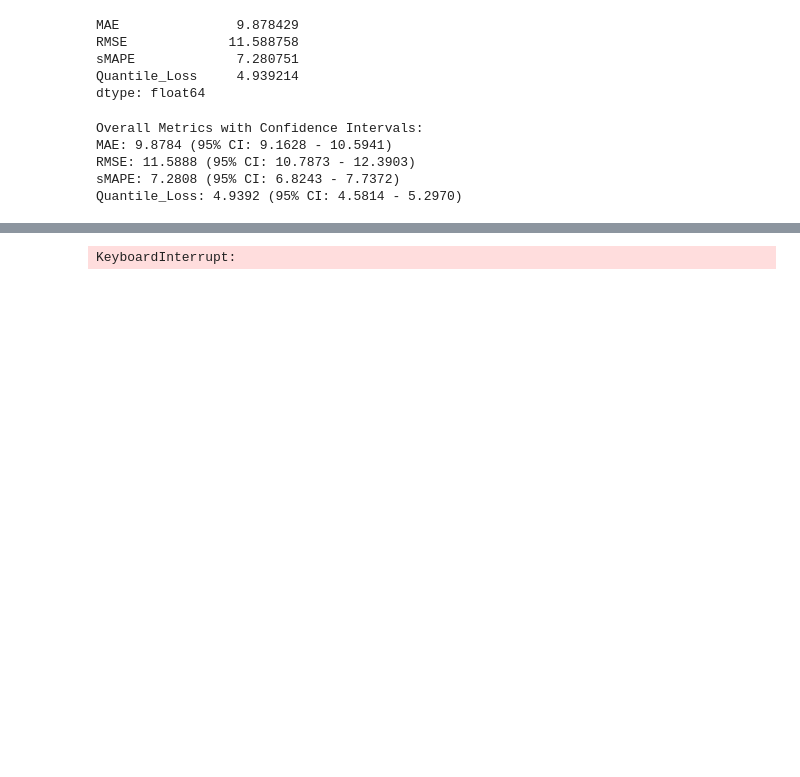
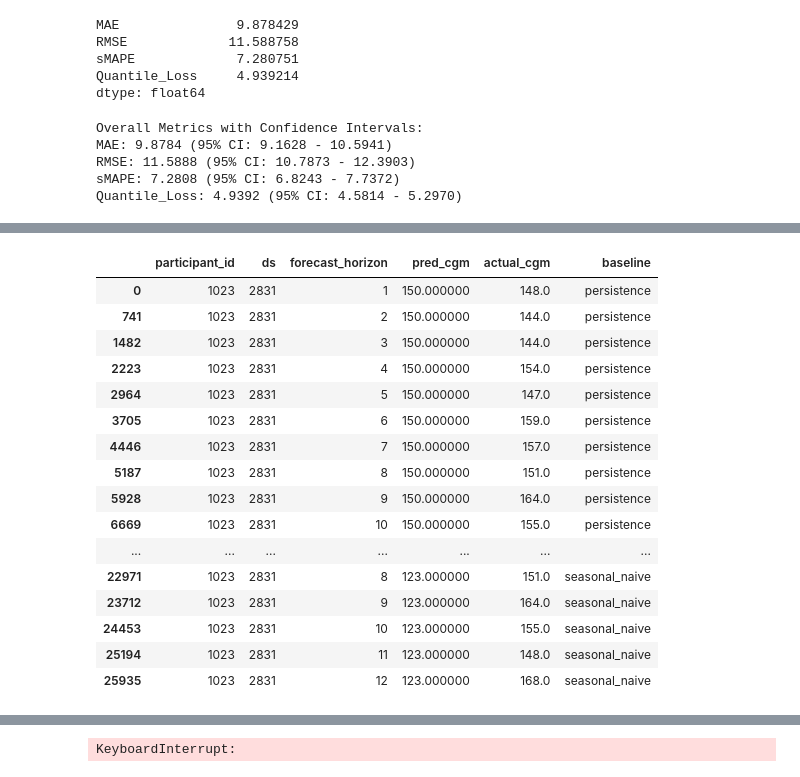
Before and after one commit to shakson-isaac/CGMvm, a Jupyter notebook: CompareModels/lightgbm.ipynb, the cells around one changed output, grey strips where cells are left out. Saved outputs shown, nothing was run; the diff lists cells and outputs as text; code cells hidden in the pictures; blank space fills up the shorter version.

Commit message:
Added baseline metric calculations (non ML techniques)

```diff
--- a/CompareModels/lightgbm.ipynb
+++ b/CompareModels/lightgbm.ipynb
@@ -463,0 +564,23 @@ Quantile_Loss: 4.9392 (95% CI: 4.5814 - 5.2970)
+# %%
+# Get one participant's prediction for persistence baseline:
+pid = df["participant_id"].unique()[0]
+pid_persistence = baseline_df[baseline_df["participant_id"] == pid]
+pid_persistence
+# %% [output]
+|  | participant_id | ds | forecast_horizon | pred_cgm | actual_cgm | baseline |
+| 0 | 1023 | 2831 | 1 | 150.000000 | 148.0 | persistence |
+| 741 | 1023 | 2831 | 2 | 150.000000 | 144.0 | persistence |
+| 1482 | 1023 | 2831 | 3 | 150.000000 | 144.0 | persistence |
+| 2223 | 1023 | 2831 | 4 | 150.000000 | 154.0 | persistence |
+| 2964 | 1023 | 2831 | 5 | 150.000000 | 147.0 | persistence |
+| 3705 | 1023 | 2831 | 6 | 150.000000 | 159.0 | persistence |
+| 4446 | 1023 | 2831 | 7 | 150.000000 | 157.0 | persistence |
+| 5187 | 1023 | 2831 | 8 | 150.000000 | 151.0 | persistence |
+| 5928 | 1023 | 2831 | 9 | 150.000000 | 164.0 | persistence |
+| 6669 | 1023 | 2831 | 10 | 150.000000 | 155.0 | persistence |
+| ... | ... | ... | ... | ... | ... | ... |
+| 22971 | 1023 | 2831 | 8 | 123.000000 | 151.0 | seasonal_naive |
+| 23712 | 1023 | 2831 | 9 | 123.000000 | 164.0 | seasonal_naive |
+| 24453 | 1023 | 2831 | 10 | 123.000000 | 155.0 | seasonal_naive |
+| 25194 | 1023 | 2831 | 11 | 123.000000 | 148.0 | seasonal_naive |
+| 25935 | 1023 | 2831 | 12 | 123.000000 | 168.0 | seasonal_naive |
```
Also changed, not shown: parts of 14 cells of this notebook.
